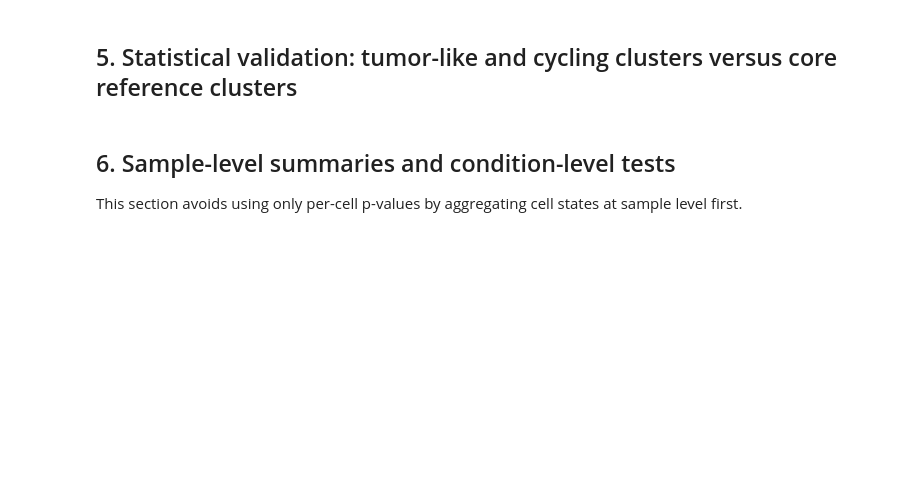
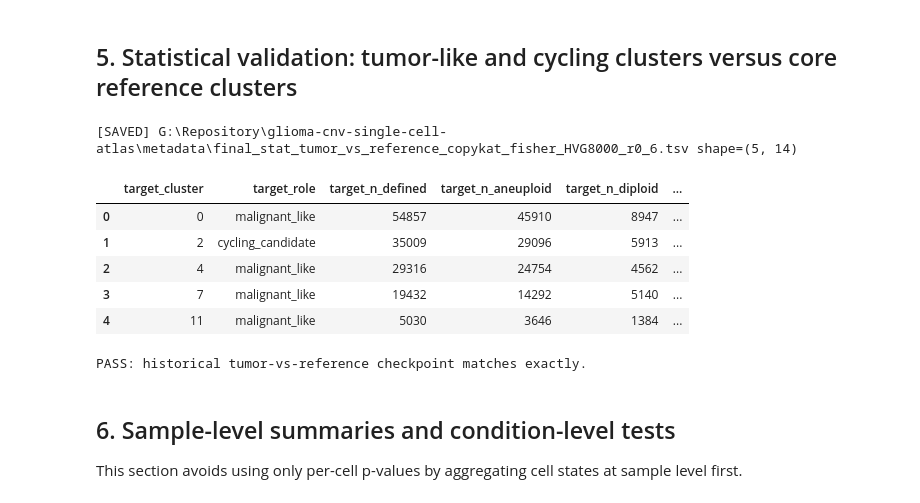
Before and after one commit to CPFeX/glioma-cnv-single-cell-atlas, a Jupyter notebook: code/01_main_analysis/16_validate_cnv_consensus.ipynb, the cells around one changed output. Drawn from its saved outputs; the diff is of its cells as text; code cells hidden in the pictures; blank space fills up the shorter version.

```diff
--- a/code/01_main_analysis/16_validate_cnv_consensus.ipynb
+++ b/code/01_main_analysis/16_validate_cnv_consensus.ipynb
@@ -499,33 +812,73 @@ else:
     ref_d = int((ref["copykat_pred_clean_for_stats"] == "diploid").sum())
     records = []
     target_clusters = sorted(MALIGNANT_CLUSTERS | CYCLING_CANDIDATE_CLUSTERS, key=lambda x: int(x) if x.isdigit() else 999)
     for cl in target_clusters:
         sub = defined[defined["cluster_str"] == cl]
         if sub.empty:
             continue
         a = int((sub["copykat_pred_clean_for_stats"] == "aneuploid").sum())
         d = int((sub["copykat_pred_clean_for_stats"] == "diploid").sum())
         odds, p = fisher_exact([[a, d], [ref_a, ref_d]], alternative="two-sided")
         records.append({
             "target_cluster": cl,
             "target_role": "cycling_candidate" if cl in CYCLING_CANDIDATE_CLUSTERS else "malignant_like",
             "target_n_defined": a+d,
             "target_n_aneuploid": a,
             "target_n_diploid": d,
             "target_aneuploid_fraction_defined": a/(a+d) if (a+d)>0 else np.nan,
             "reference_clusters": ",".join(sorted(CORE_REFERENCE_CLUSTERS)),
             "reference_n_defined": ref_a+ref_d,
             "reference_n_aneuploid": ref_a,
             "reference_n_diploid": ref_d,
             "reference_aneuploid_fraction_defined": ref_a/(ref_a+ref_d) if (ref_a+ref_d)>0 else np.nan,
             "odds_ratio_target_vs_reference": safe_odds_ratio(a, d, ref_a, ref_d),
             "fisher_p_value": p,
         })
     tumor_vs_ref = pd.DataFrame(records)
     tumor_vs_ref["fisher_q_value_bh"] = bh_fdr(tumor_vs_ref["fisher_p_value"])
 
 write_tsv(tumor_vs_ref, METADATA_DIR / f"final_stat_tumor_vs_reference_copykat_fisher_{RUN_TAG}.tsv")
 display(tumor_vs_ref)
+
+if tumor_vs_ref.shape != (5, 14):
+    raise RuntimeError(
+        "Historical tumor-vs-reference table checkpoint failed: "
+        f"{tumor_vs_ref.shape} != (5, 14)"
+    )
+
+expected_targets = {
+    "0",
+    "2",
+    "4",
+    "7",
+    "11",
+}
+
+observed_targets = set(
+    tumor_vs_ref[
+        "target_cluster"
+    ]
+    .astype(str)
+)
+
+if observed_targets != expected_targets:
+    raise RuntimeError(
+        "Historical tumor-vs-reference target-cluster checkpoint failed. "
+        f"Observed: {sorted(observed_targets)}"
+    )
+
+print(
+    "PASS: historical tumor-vs-reference checkpoint matches exactly."
+)
+# %% [output]
+[SAVED] G:\Repository\glioma-cnv-single-cell-atlas\metadata\final_stat_tumor_vs_reference_copykat_fisher_HVG8000_r0_6.tsv shape=(5, 14)
+|  | target_cluster | target_role | target_n_defined | target_n_aneuploid | target_n_diploid | ... |
+| 0 | 0 | malignant_like | 54857 | 45910 | 8947 | ... |
+| 1 | 2 | cycling_candidate | 35009 | 29096 | 5913 | ... |
+| 2 | 4 | malignant_like | 29316 | 24754 | 4562 | ... |
+| 3 | 7 | malignant_like | 19432 | 14292 | 5140 | ... |
+| 4 | 11 | malignant_like | 5030 | 3646 | 1384 | ... |
+PASS: historical tumor-vs-reference checkpoint matches exactly.
 # %% [markdown]
 ## 6. Sample-level summaries and condition-level tests
 
```
Also changed, not shown: parts of 9 cells of this notebook, 12 other files.
